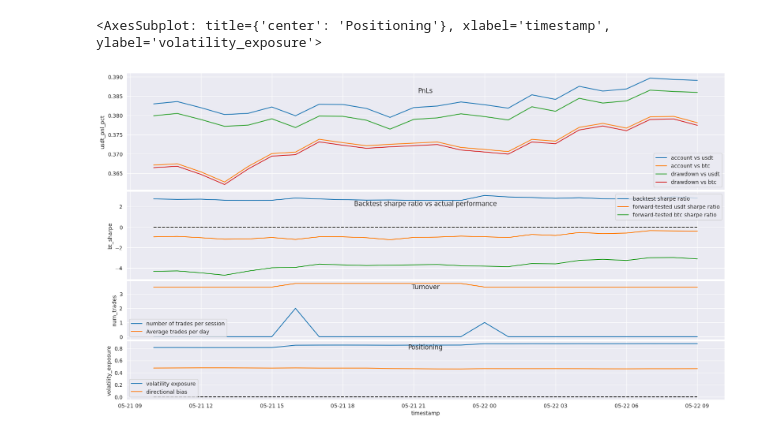
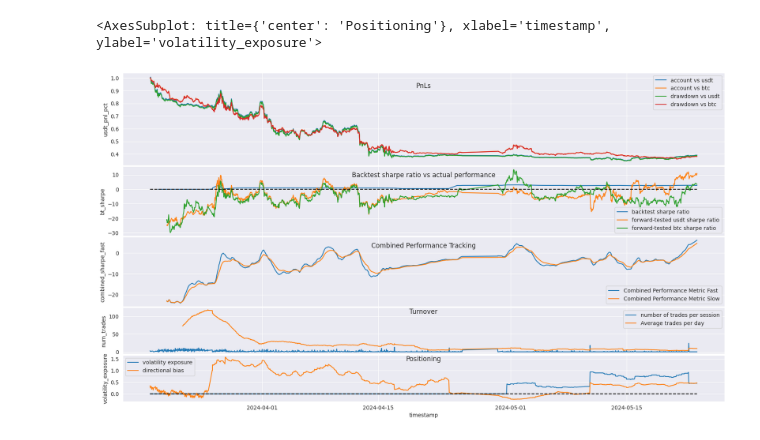
Before and after one commit to codebiscuits/modular_trader, a Jupyter notebook: continuous/inspect_session_records.ipynb, the cells around one changed output. Cells and saved outputs as stored; diff of their text form; code cells hidden in the pictures.

```diff
--- a/continuous/inspect_session_records.ipynb
+++ b/continuous/inspect_session_records.ipynb
@@ -29,49 +29,58 @@ pred_exp = pl.Series([sum([abs(v) for v in z.values()]) for z in allos]) * 2
 sr_2 = pl.Series([0.0] * (len(sr) - len(sr_2))).extend(sr_2)
 sr_3 = pl.Series([0.0] * (len(sr) - len(sr_3))).extend(sr_3)
 
-sharpe_lb = 720 # 168 = 1 week, 720 = 30 days, 2190 = 1Q, 8760 = 1 year
+sharpe_lb = 168 # 168 = 1 week, 720 = 30 days, 2190 = 1Q, 8760 = 1 year
 sr = sr.with_columns(
     pl.col('timestamp').mul(1000).cast(pl.Int64).cast(pl.Datetime(time_zone='UTC', time_unit='ms')),
     pl.col('usdt_net').truediv(sr.item(0, 'usdt_net')).alias('usdt_pnl_pct'),
     pl.col('btc_net').truediv(sr.item(0, 'btc_net')).alias('btc_pnl_pct'),
     pl.col('usdt_net').pct_change().ewm_mean(span=sharpe_lb, min_periods=48).mul(8760).truediv(pl.col('usdt_net').pct_change().ewm_std(span=sharpe_lb, min_periods=48).mul(92)).alias('usdt_sharpe'),
     pl.col('btc_net').pct_change().ewm_mean(span=sharpe_lb, min_periods=48).mul(8760).truediv(pl.col('btc_net').pct_change().ewm_std(span=sharpe_lb, min_periods=48).mul(92)).alias('btc_sharpe'),
     pl.lit(1.0).sub(pl.col('usdt_net').rolling_max(window_size=100_000, min_periods=1).sub(pl.col('usdt_net')).truediv(pl.col('usdt_net').rolling_max(window_size=100_000, min_periods=1))).alias('usdt_dd'),
     pl.lit(1.0).sub(pl.col('btc_net').rolling_max(window_size=100_000, min_periods=1).sub(pl.col('btc_net')).truediv(pl.col('btc_net').rolling_max(window_size=100_000, min_periods=1))).alias('btc_dd'),
     pl.col('trades').alias('num_trades'),
     pl.col('trades').rolling_sum(96).truediv(4).alias('avg_trades'),
-    sr_2.alias('bt_sharpe'),
+    sr_2.rolling_mean(24).alias('bt_sharpe'),
     sr_3.alias('volatility_exposure'),
     bias.alias('bias'),
     # pred_exp.alias('pred_exp')
-).tail(24)
+).tail(2190)
 
-fig, ax = plt.subplots(nrows=4, figsize=(20, 11), gridspec_kw=dict(height_ratios=[4, 3, 2, 2]), sharex=True)
+sr = sr.with_columns(
+    pl.col('btc_sharpe').add(pl.col('usdt_sharpe')).truediv(2).ewm_mean(span=24).alias('combined_sharpe_fast'),
+    pl.col('btc_sharpe').add(pl.col('usdt_sharpe')).truediv(2).ewm_mean(span=48).alias('combined_sharpe_slow')
+)
+
+fig, ax = plt.subplots(nrows=5, figsize=(20, 11), gridspec_kw=dict(height_ratios=[4, 3, 3, 2, 2]), sharex=True)
 fig.subplots_adjust(hspace = 0.02)
 ax[0].set_title('PnLs', y=0.8)
 ax[1].set_title('Backtest sharpe ratio vs actual performance', y=0.8)
-ax[2].set_title('Turnover', y=0.8)
-ax[3].set_title('Positioning', y=0.8)
+ax[2].set_title('Combined Performance Tracking', y=0.8)
+ax[3].set_title('Turnover', y=0.8)
+ax[4].set_title('Positioning', y=0.8)
 
 sns.lineplot(data=sr, x='timestamp', y='usdt_pnl_pct', label='account vs usdt', ax=ax[0])
 sns.lineplot(data=sr, x='timestamp', y='btc_pnl_pct', label='account vs btc', ax=ax[0])
 sns.lineplot(data=sr, x='timestamp', y='usdt_dd', label='drawdown vs usdt', ax=ax[0])
 sns.lineplot(data=sr, x='timestamp', y='btc_dd', label='drawdown vs btc', ax=ax[0])
 
 sns.lineplot(data=sr, x='timestamp', y='bt_sharpe', label='backtest sharpe ratio', ax=ax[1])
 sns.lineplot(data=sr, x='timestamp', y='usdt_sharpe', label='forward-tested usdt sharpe ratio', ax=ax[1])
 sns.lineplot(data=sr, x='timestamp', y='btc_sharpe', label='forward-tested btc sharpe ratio', ax=ax[1])
 sns.lineplot(data=sr, x='timestamp', y=0, color='black', linestyle='--', ax=ax[1])
 
-sns.lineplot(data=sr, x='timestamp', y='num_trades', label='number of trades per session', ax=ax[2])
-sns.lineplot(data=sr, x='timestamp', y='avg_trades', label='Average trades per day', ax=ax[2])
+sns.lineplot(data=sr, x='timestamp', y='combined_sharpe_fast', label='Combined Performance Metric Fast', ax=ax[2])
+sns.lineplot(data=sr, x='timestamp', y='combined_sharpe_slow', label='Combined Performance Metric Slow', ax=ax[2])
 
-sns.lineplot(data=sr, x='timestamp', y='volatility_exposure', label='volatility exposure', ax=ax[3])
-sns.lineplot(data=sr, x='timestamp', y='bias', label='directional bias', ax=ax[3])
-# sns.lineplot(data=sr, x='timestamp', y='pred_exp', label='predicted exposure', ax=ax[3])
-sns.lineplot(data=sr, x='timestamp', y=0, color='black', linestyle='--', ax=ax[3])
+sns.lineplot(data=sr, x='timestamp', y='num_trades', label='number of trades per session', ax=ax[3])
+sns.lineplot(data=sr, x='timestamp', y='avg_trades', label='Average trades per day', ax=ax[3])
+
+sns.lineplot(data=sr, x='timestamp', y='volatility_exposure', label='volatility exposure', ax=ax[4])
+sns.lineplot(data=sr, x='timestamp', y='bias', label='directional bias', ax=ax[4])
+# sns.lineplot(data=sr, x='timestamp', y='pred_exp', label='predicted exposure', ax=ax[4])
+sns.lineplot(data=sr, x='timestamp', y=0, color='black', linestyle='--', ax=ax[4])
 
 # statistics
 # %% [output]
 <AxesSubplot: title={'center': 'Positioning'}, xlabel='timestamp', ylabel='volatility_exposure'>
-[figure, old version]
+[figure, new version]
```
Also changed, not shown: parts of 2 cells of this notebook, 3 other files.
